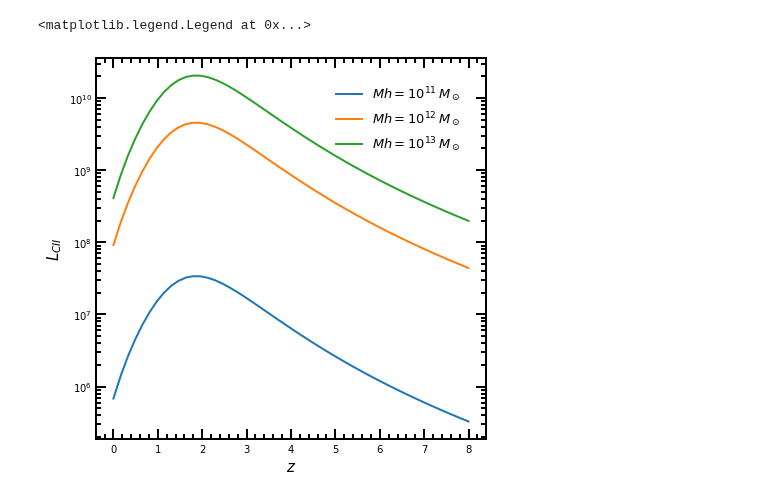
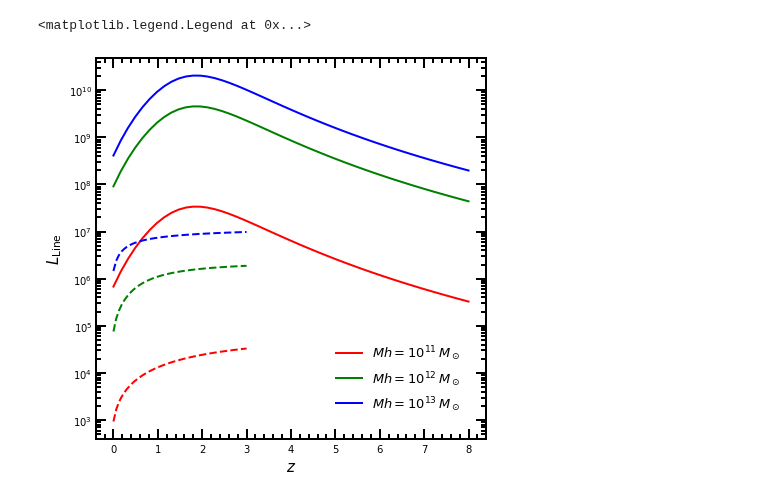
Before and after one commit to Anirbancosmo/Limpy, a Jupyter notebook: notebook/theory.ipynb, the cells around one changed output. Cells and saved outputs as stored; diff of their text form; code cells hidden in the pictures.

```diff
--- a/notebook/theory.ipynb
+++ b/notebook/theory.ipynb
@@ -6,17 +6,32 @@ import limpy.theory as lt
 # %%
 # Plot L_CII for different halo mass and redshift using LCII-Mhalo fitting formula
 z=np.linspace(0, 8, num=50)
-l_m11=lt.mhalo_to_lcp_fit(10**11,z)
-l_m12=lt.mhalo_to_lcp_fit(10**12,z)
-l_m13=lt.mhalo_to_lcp_fit(10**13,z)
+z_co=np.linspace(0, 3, num=50)
+
+#for CII(J=1-0)
+l_cii11=lt.mhalo_to_lline(10**11,z, line_name='CII')
+l_cii12=lt.mhalo_to_lline(10**12,z, line_name='CII')
+l_cii13=lt.mhalo_to_lline(10**13,z, line_name='CII')
+
+#for CO(J=1-0)
+l_co11=lt.mhalo_to_lline(10**11,z_co, line_name='CO10')
+l_co12=lt.mhalo_to_lline(10**12,z_co, line_name='CO10')
+l_co13=lt.mhalo_to_lline(10**13,z_co, line_name='CO10')
+
+
 lw=2.0
-plt.plot(z, l_m11, lw=lw, label=r'$Mh=10^{11}\,M_\odot$')
-plt.plot(z, l_m12, lw=lw, label=r'$Mh=10^{12}\,M_\odot$')
-plt.plot(z, l_m13, lw=lw, label=r'$Mh=10^{13}\,M_\odot$')
+plt.plot(z, l_cii11, lw=lw, color="r", label=r'$Mh=10^{11}\,M_\odot$')
+plt.plot(z, l_cii12, lw=lw, color="g", label=r'$Mh=10^{12}\,M_\odot$')
+plt.plot(z, l_cii13, lw=lw, color="b", label=r'$Mh=10^{13}\,M_\odot$')
+
+plt.plot(z_co, l_co11, lw=lw, ls='--', color="r")
+plt.plot(z_co, l_co12, lw=lw, ls='--',color="g")
+plt.plot(z_co, l_co13, lw=lw, ls='--',color="b")
+
 plt.yscale('log')
 plt.xlabel(r'$z$')
-plt.ylabel(r'$L_{CII}$')
+plt.ylabel(r'$L_{\rm Line}$')
 plt.legend(loc=0, frameon=False)
 # %% [output]
 <matplotlib.legend.Legend at 0x...>
-[figure, old version]
+[figure, new version]
```
Also changed, not shown: parts of 8 cells of this notebook, 2 other files.
